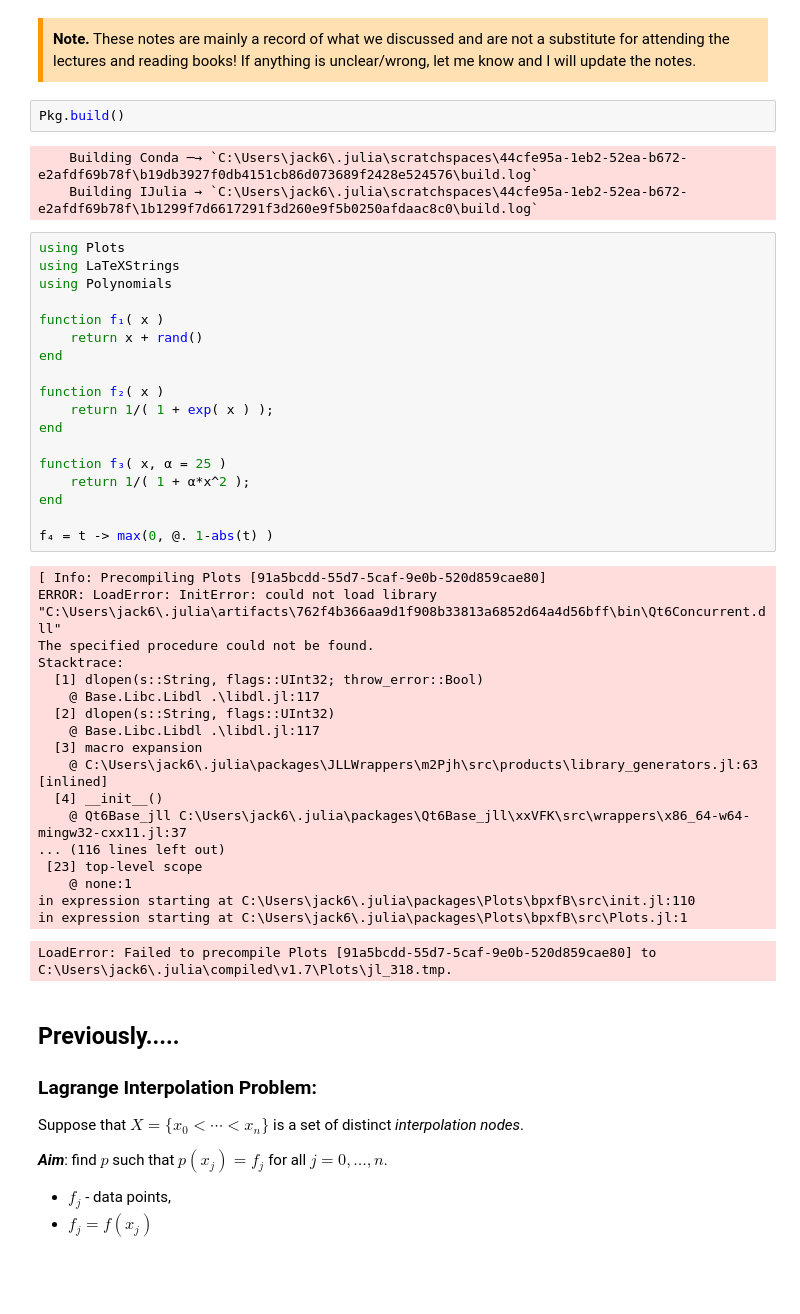
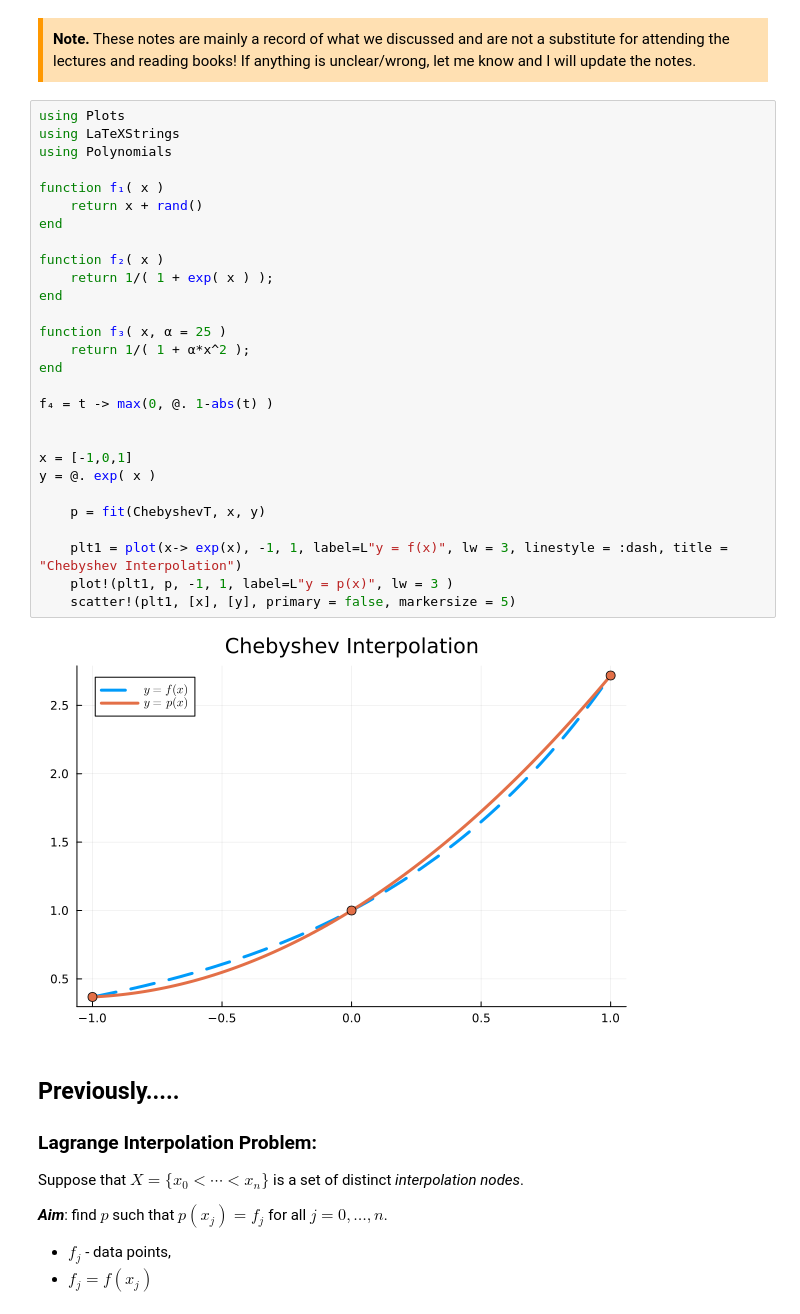
Before and after one commit to Math5485/Introduction-to-Numerical-Methods, a Jupyter notebook: L9 Polynomial Interpolation II.ipynb, the cells around one changed output. Drawn from its saved outputs; the diff is of its cells as text; blank space fills up the shorter version.

```diff
--- a/L9 Polynomial Interpolation II.ipynb
+++ b/L9 Polynomial Interpolation II.ipynb
@@ -3,48 +3,36 @@
 # %% [markdown]
 <div style='background-color: #ffe0b2; padding: 10px; border-left: 5px solid #ff9800;'><strong>Note.</strong>  These notes are mainly a record of what we discussed and are not a substitute for attending the lectures and reading books! If anything is unclear/wrong, let me know and I will update the notes.
  </div>
-# %%
-Pkg.build()
-# %% [output]
-    Building Conda ─→ `C:\Users\jack6\.julia\scratchspaces\44cfe95a-1eb2-52ea-b672-e2afdf69b78f\b19db3927f0db4151cb86d073689f2428e524576\build.log`
-    Building IJulia → `C:\Users\jack6\.julia\scratchspaces\44cfe95a-1eb2-52ea-b672-e2afdf69b78f\1b1299f7d6617291f3d260e9f5b0250afdaac8c0\build.log`
 # %%
 using Plots
 using LaTeXStrings
 using Polynomials
 
 function f₁( x )
     return x + rand()
 end
 
 function f₂( x )
     return 1/( 1 + exp( x ) );
 end
 
 function f₃( x, α = 25 )
     return 1/( 1 + α*x^2 );
 end
 
 f₄ = t -> max(0, @. 1-abs(t) )
+
+
+x = [-1,0,1]
+y = @. exp( x )
+
+    p = fit(ChebyshevT, x, y)
+
+    plt1 = plot(x-> exp(x), -1, 1, label=L"y = f(x)", lw = 3, linestyle = :dash, title = "Chebyshev Interpolation")
+    plot!(plt1, p, -1, 1, label=L"y = p(x)", lw = 3 )
+    scatter!(plt1, [x], [y], primary = false, markersize = 5)
 # %% [output]
-[ Info: Precompiling Plots [91a5bcdd-55d7-5caf-9e0b-520d859cae80]
-ERROR: LoadError: InitError: could not load library "C:\Users\jack6\.julia\artifacts\762f4b366aa9d1f908b33813a6852d64a4d56bff\bin\Qt6Concurrent.dll"
-The specified procedure could not be found.
-Stacktrace:
-  [1] dlopen(s::String, flags::UInt32; throw_error::Bool)
-    @ Base.Libc.Libdl .\libdl.jl:117
-  [2] dlopen(s::String, flags::UInt32)
-    @ Base.Libc.Libdl .\libdl.jl:117
-  [3] macro expansion
-    @ C:\Users\jack6\.julia\packages\JLLWrappers\m2Pjh\src\products\library_generators.jl:63 [inlined]
-  [4] __init__()
-    @ Qt6Base_jll C:\Users\jack6\.julia\packages\Qt6Base_jll\xxVFK\src\wrappers\x86_64-w64-mingw32-cxx11.jl:37
-... (116 lines left out)
- [23] top-level scope
-    @ none:1
-in expression starting at C:\Users\jack6\.julia\packages\Plots\bpxfB\src\init.jl:110
-in expression starting at C:\Users\jack6\.julia\packages\Plots\bpxfB\src\Plots.jl:1
-LoadError: Failed to precompile Plots [91a5bcdd-55d7-5caf-9e0b-520d859cae80] to C:\Users\jack6\.julia\compiled\v1.7\Plots\jl_318.tmp.
+[figure, added]
 # %% [markdown]
 ## Previously.....
 
```
Also changed, not shown: parts of 20 cells of this notebook.
